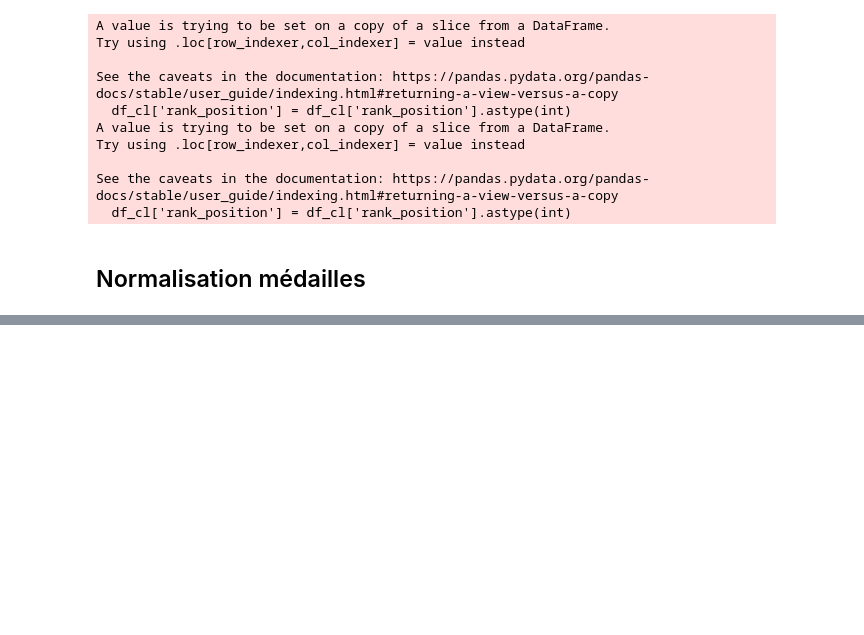
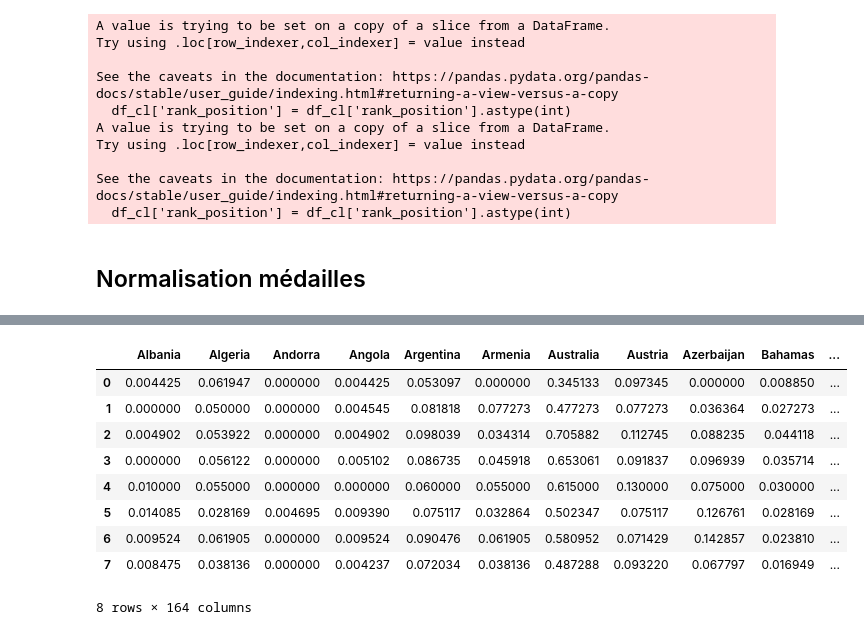
Before and after one commit to Jmuhleman/GML, a Jupyter notebook: generate_label_n_in_rank.ipynb, the cells around one changed output, grey strips where cells are left out. Drawn from its saved outputs; the diff is of its cells as text; code cells hidden in the pictures; blank space fills up the shorter version.

```diff
--- a/generate_label_n_in_rank.ipynb
+++ b/generate_label_n_in_rank.ipynb
@@ -229,0 +244,14 @@ medals.to_csv('second_part_countries_cleaned_normalized.csv', index=False)
+# %%
+data_cl = pd.read_csv('second_part_countries_cleaned_normalized.csv')
+data_cl
+# %% [output]
+|  | Albania | Algeria | Andorra | Angola | Argentina | Armenia | Australia | Austria | Azerbaijan | Bahamas | ... |
+| 0 | 0.004425 | 0.061947 | 0.000000 | 0.004425 | 0.053097 | 0.000000 | 0.345133 | 0.097345 | 0.000000 | 0.008850 | ... |
+| 1 | 0.000000 | 0.050000 | 0.000000 | 0.004545 | 0.081818 | 0.077273 | 0.477273 | 0.077273 | 0.036364 | 0.027273 | ... |
+| 2 | 0.004902 | 0.053922 | 0.000000 | 0.004902 | 0.098039 | 0.034314 | 0.705882 | 0.112745 | 0.088235 | 0.044118 | ... |
+| 3 | 0.000000 | 0.056122 | 0.000000 | 0.005102 | 0.086735 | 0.045918 | 0.653061 | 0.091837 | 0.096939 | 0.035714 | ... |
+| 4 | 0.010000 | 0.055000 | 0.000000 | 0.000000 | 0.060000 | 0.055000 | 0.615000 | 0.130000 | 0.075000 | 0.030000 | ... |
+| 5 | 0.014085 | 0.028169 | 0.004695 | 0.009390 | 0.075117 | 0.032864 | 0.502347 | 0.075117 | 0.126761 | 0.028169 | ... |
+| 6 | 0.009524 | 0.061905 | 0.000000 | 0.009524 | 0.090476 | 0.061905 | 0.580952 | 0.071429 | 0.142857 | 0.023810 | ... |
+| 7 | 0.008475 | 0.038136 | 0.000000 | 0.004237 | 0.072034 | 0.038136 | 0.487288 | 0.093220 | 0.067797 | 0.016949 | ... |
+8 rows × 164 columns
```
Also changed, not shown: parts of 4 cells of this notebook, 5 other files.
